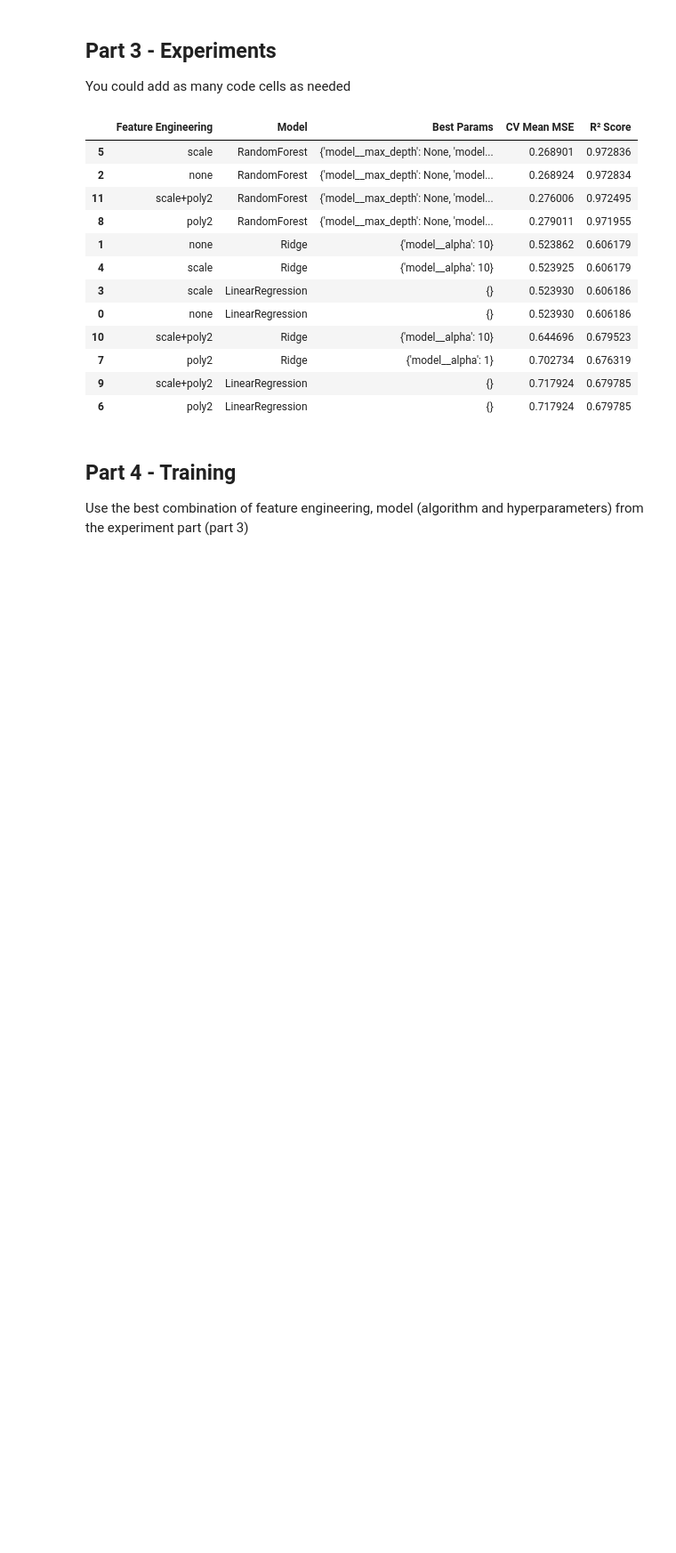
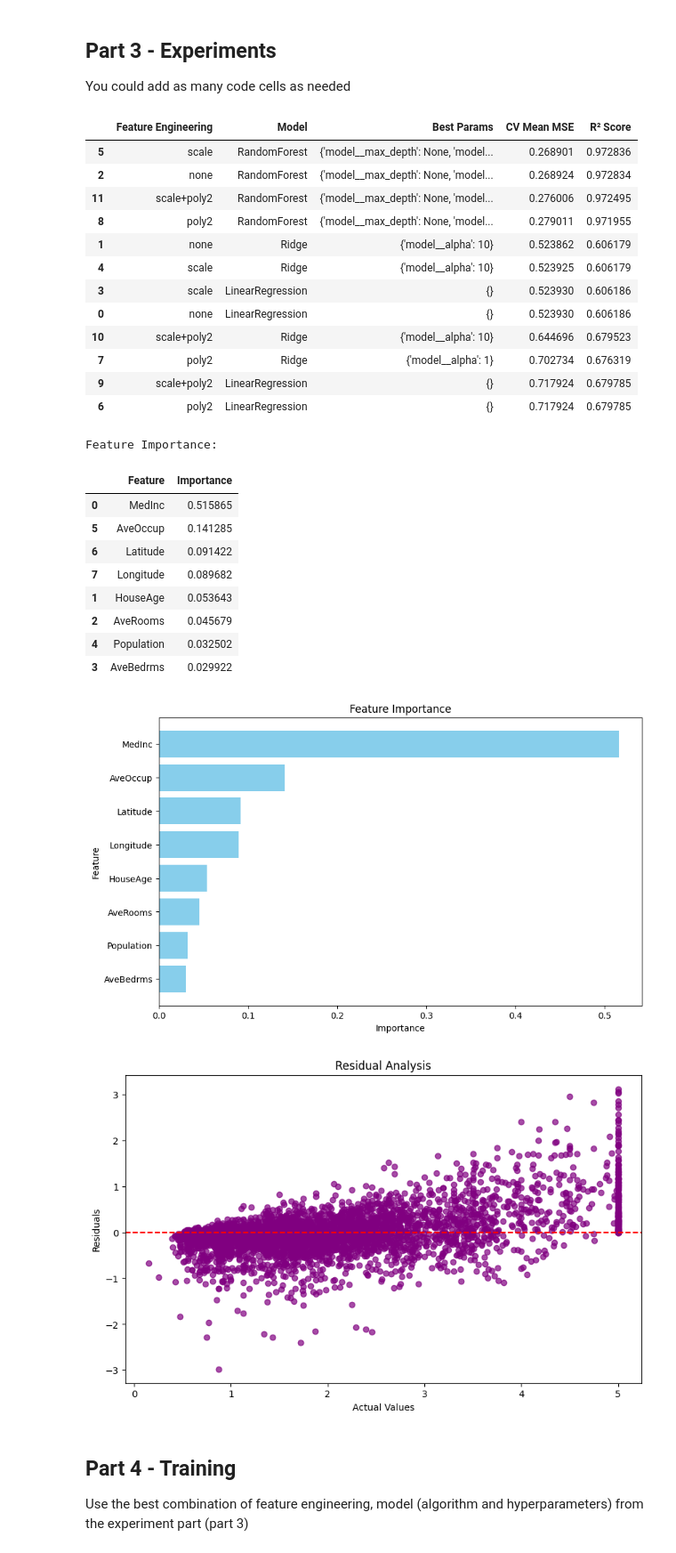
Before and after one commit to agamordechai/ml_house_prices, a Jupyter notebook: Assignment2_supervised_learning_flow.ipynb, the cells around one changed output. Shown at 89% size. Cells and saved outputs as stored; diff of their text form; code cells hidden in the pictures; blank space fills up the shorter version.

```diff
--- a/Assignment2_supervised_learning_flow.ipynb
+++ b/Assignment2_supervised_learning_flow.ipynb
@@ -145,7 +157,8 @@ feature_options = [
     [],  # No transformation
     ['scale'],  # Standard scaling
     ['poly2'],  # Polynomial degree 2
-    ['scale', 'poly2']  # Scaling + polynomial
+    ['scale', 'poly2'],  # Scaling + polynomial
+    ['selectk']  # Feature selection
 ]
 
 # Models and their hyperparameters
@@ -166,8 +179,8 @@ models = {
 
 results = []
 
-X = df2.drop('MedHouseVal', axis=1)
-y = df2['MedHouseVal']
+X = df_train.drop('MedHouseVal', axis=1)
+y = df_train['MedHouseVal']
 # %%
 for feats in feature_options:
     steps = []
@@ -178,6 +191,9 @@ for feats in feature_options:
     if 'poly2' in feats:
         steps.append(('poly', PolynomialFeatures(degree=2, include_bias=False)))
         feats_name.append('poly2')
+    if 'selectk' in feats:
+        steps.append(('selectk', SelectKBest(score_func=f_regression, k=2)))
+        feats_name.append('selectk')
     for model_name, model_dict in models.items():
         pipe_steps = steps + [('model', model_dict['model'])]
         pipe = Pipeline(pipe_steps)
@@ -195,7 +211,7 @@ for feats in feature_options:
 
 results_df = pd.DataFrame(results)
 results_df = results_df.sort_values('CV Mean MSE')
-display(results_df)
+isplay(results_df)
 # %% [output]
 |  | Feature Engineering | Model | Best Params | CV Mean MSE | R² Score |
 | 5 | scale | RandomForest | {'model__max_depth': None, 'model... | 0.268901 | 0.972836 |
@@ -210,6 +226,49 @@ display(results_df)
 | 7 | poly2 | Ridge | {'model__alpha': 1} | 0.702734 | 0.676319 |
 | 9 | scale+poly2 | LinearRegression | {} | 0.717924 | 0.679785 |
 | 6 | poly2 | LinearRegression | {} | 0.717924 | 0.679785 |
+# %%
+# If the best model is a tree-based model (e.g., RandomForest), show feature importance
+if hasattr(best_model, 'feature_importances_'):
+    feature_importance = best_model.feature_importances_
+    feature_names = X.columns
+    importance_df = pd.DataFrame({'Feature': feature_names, 'Importance': feature_importance})
+    importance_df = importance_df.sort_values(by='Importance', ascending=False)
+
+    print("Feature Importance:")
+    display(importance_df)
+
+    # Plot feature importance
+    plt.figure(figsize=(10, 6))
+    plt.barh(importance_df['Feature'], importance_df['Importance'], color='skyblue')
+    plt.xlabel('Importance')
+    plt.ylabel('Feature')
+    plt.title('Feature Importance')
+    plt.gca().invert_yaxis()
+    plt.show()
+
+# Residual Analysis
+residuals = y_test - y_pred
+
+plt.figure(figsize=(10, 6))
+plt.scatter(y_test, residuals, alpha=0.7, color='purple')
+plt.axhline(y=0, color='red', linestyle='--')
+plt.xlabel('Actual Values')
+plt.ylabel('Residuals')
+plt.title('Residual Analysis')
+plt.show()
+# %% [output]
+Feature Importance:
+|  | Feature | Importance |
+| 0 | MedInc | 0.515865 |
+| 5 | AveOccup | 0.141285 |
+| 6 | Latitude | 0.091422 |
+| 7 | Longitude | 0.089682 |
+| 1 | HouseAge | 0.053643 |
+| 2 | AveRooms | 0.045679 |
+| 4 | Population | 0.032502 |
+| 3 | AveBedrms | 0.029922 |
+[figure, added]
+[figure, added]
 # %% [markdown]
 ## Part 4 - Training
 Use the best combination of feature engineering, model (algorithm and hyperparameters) from the experiment part (part 3)
```
Also changed, not shown: parts of 11 cells of this notebook.
